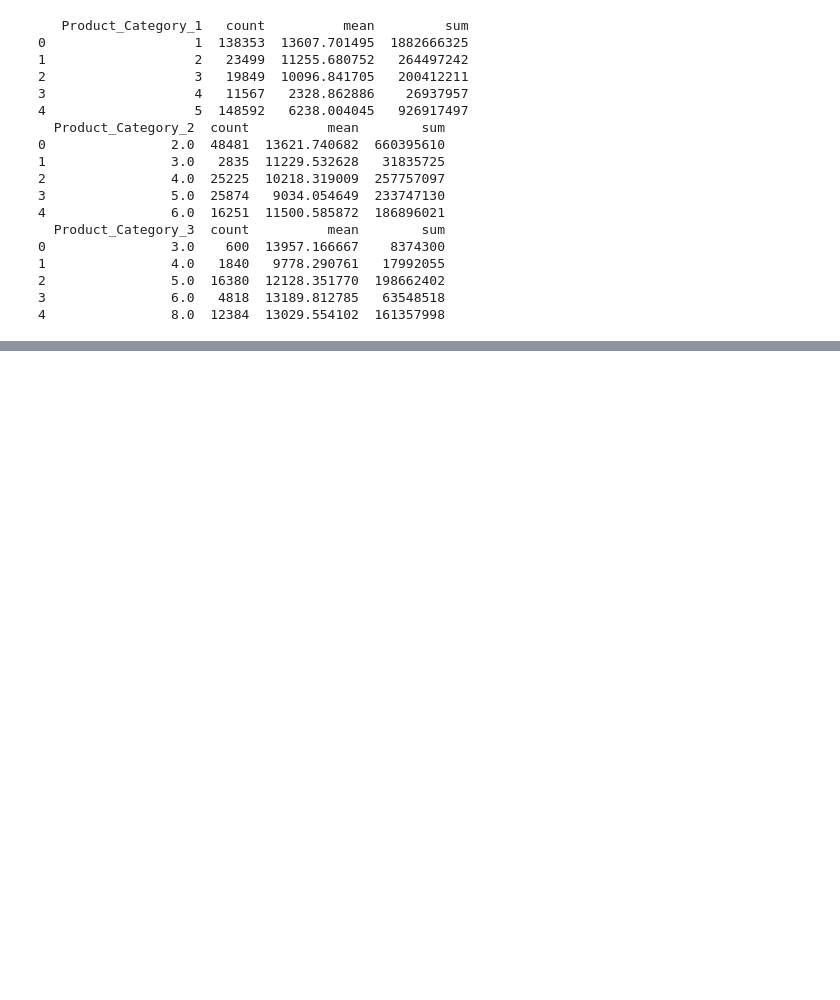
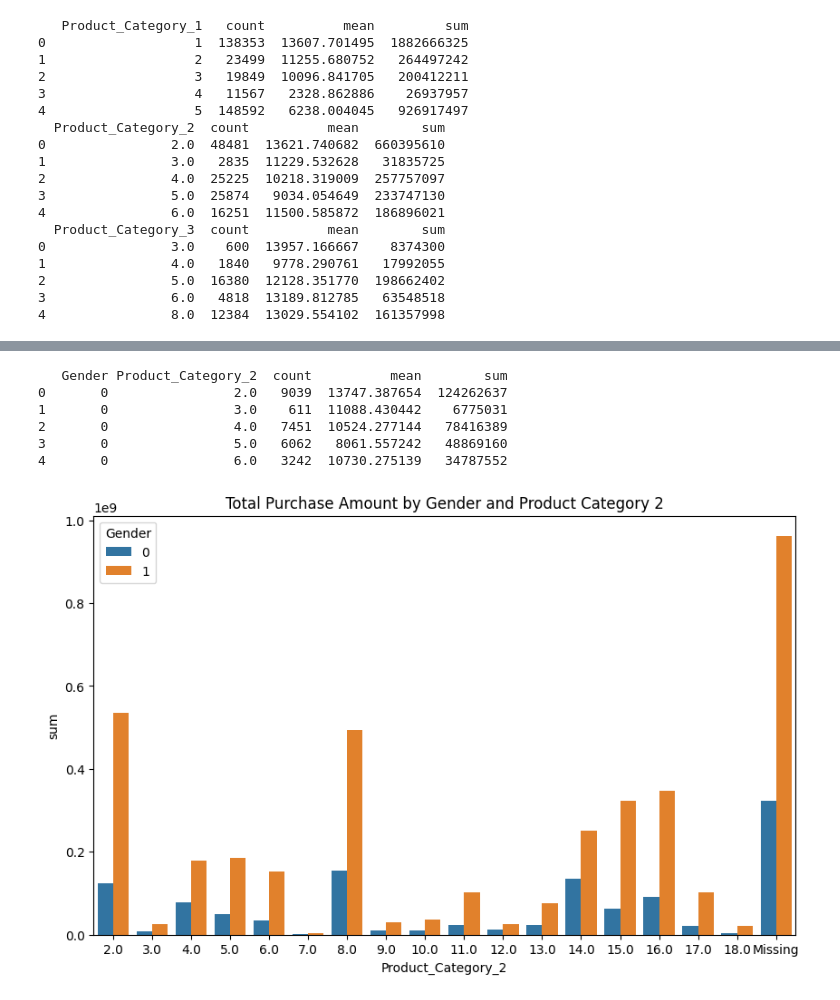
Before and after one commit to Darknight47/Data-Science-Project-02, a Jupyter notebook: recommendation_system.ipynb, the cells around one changed output, grey strips where cells are left out. Saved outputs shown, nothing was run; the diff lists cells and outputs as text; code cells hidden in the pictures; blank space fills up the shorter version.

```diff
--- a/recommendation_system.ipynb
+++ b/recommendation_system.ipynb
@@ -172,0 +202,20 @@ print(category_3_group.head())
+# %%
+# Group by Gender and Product_Category_1
+gender_category_group2 = dataset.groupby(['Gender', 'Product_Category_2'])['Purchase'].agg(['count', 'mean', 'sum']).reset_index()
+
+# View results
+print(gender_category_group2.head())
+
+# Visualize the patterns
+plt.figure(figsize=(10,6))
+sns.barplot(x='Product_Category_2', y='sum', hue='Gender', data=gender_category_group2)
+plt.title('Total Purchase Amount by Gender and Product Category 2')
+plt.show()
+# %% [output]
+   Gender Product_Category_2  count          mean        sum
+0       0                2.0   9039  13747.387654  124262637
+1       0                3.0    611  11088.430442    6775031
+2       0                4.0   7451  10524.277144   78416389
+3       0                5.0   6062   8061.557242   48869160
+4       0                6.0   3242  10730.275139   34787552
+[figure, added]
```
Also changed, not shown: parts of 6 cells of this notebook.
